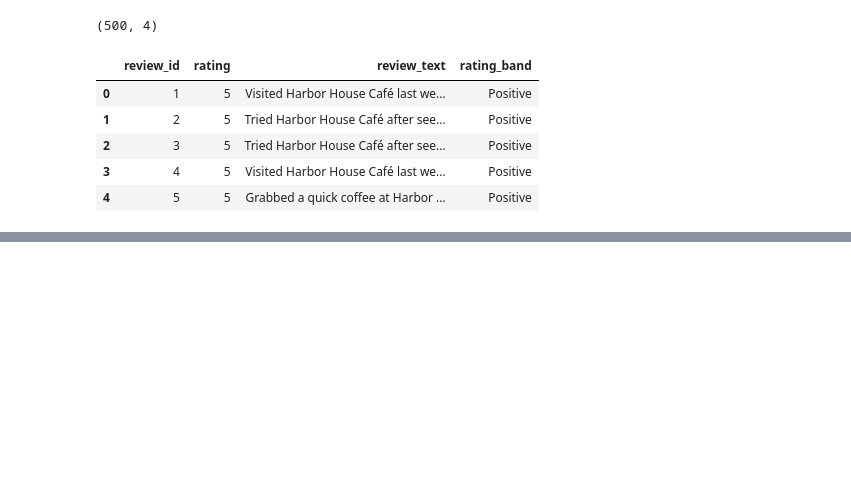
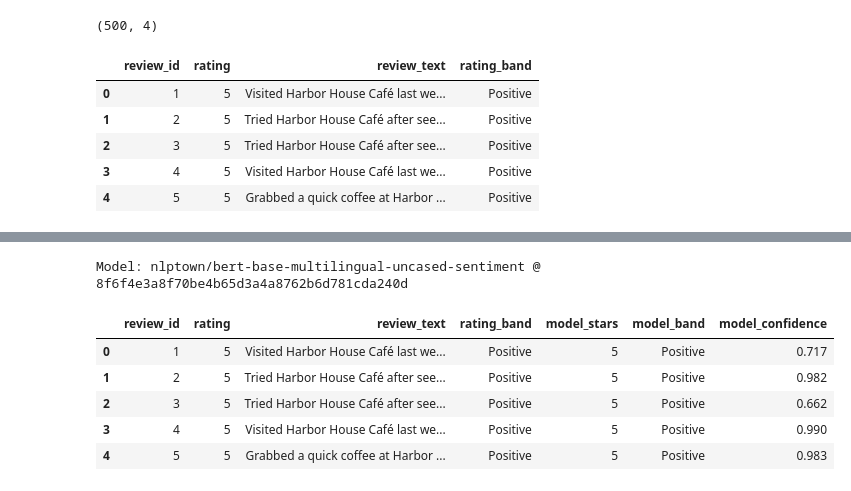
Before and after one commit to sjcodingpro/machine-learning-python-template, a Jupyter notebook: src/explore.ipynb, the cells around one changed output, grey strips where cells are left out. Drawn from its saved outputs; the diff is of its cells as text; code cells hidden in the pictures; blank space fills up the shorter version.

```diff
--- a/src/explore.ipynb
+++ b/src/explore.ipynb
@@ -299,0 +310,17 @@ A pretrained sentiment model (`cardiffnlp/twitter-roberta-base-sentiment-latest`
+# %%
+from app import MODEL_NAME, MODEL_REVISION, load_classifier, score_reviews
+
+classifier = load_classifier()  # loaded once, before scoring
+scored = score_reviews(df, classifier)
+scored.to_csv("../data/processed/reviews_with_sentiment.csv", index=False)
+
+print(f"Model: {MODEL_NAME} @ {MODEL_REVISION}")
+scored.head()
+# %% [output]
+Model: nlptown/bert-base-multilingual-uncased-sentiment @ 8f6f4e3a8f70be4b65d3a4a8762b6d781cda240d
+|  | review_id | rating | review_text | rating_band | model_stars | model_band | model_confidence |
+| 0 | 1 | 5 | Visited Harbor House Café last we... | Positive | 5 | Positive | 0.717 |
+| 1 | 2 | 5 | Tried Harbor House Café after see... | Positive | 5 | Positive | 0.982 |
+| 2 | 3 | 5 | Tried Harbor House Café after see... | Positive | 5 | Positive | 0.662 |
+| 3 | 4 | 5 | Visited Harbor House Café last we... | Positive | 5 | Positive | 0.990 |
+| 4 | 5 | 5 | Grabbed a quick coffee at Harbor ... | Positive | 5 | Positive | 0.983 |
```
Also changed, not shown: parts of 14 cells of this notebook, 4 other files.
